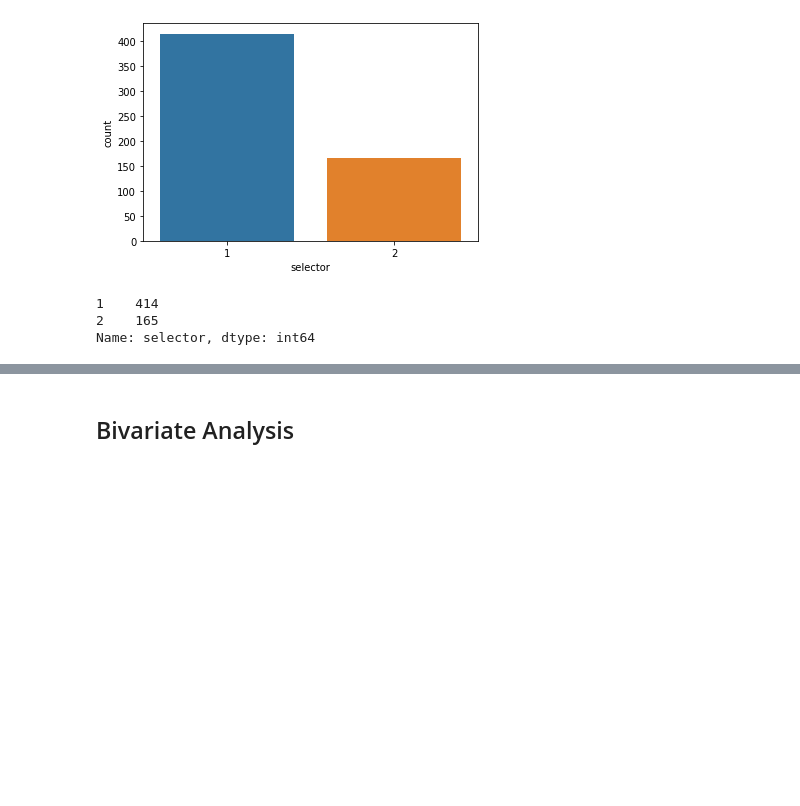
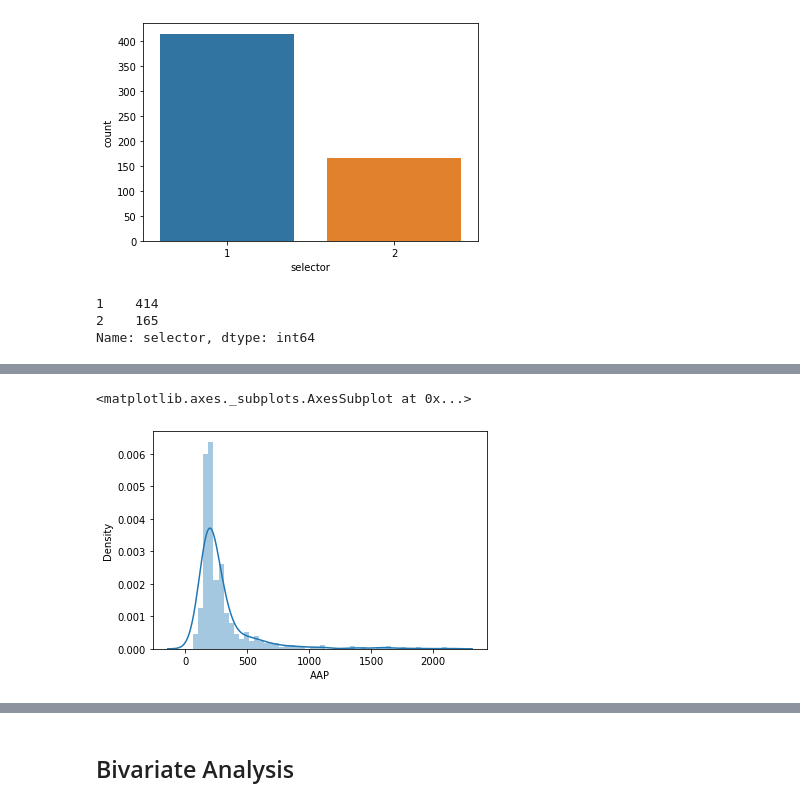
Before and after one commit to MugoChege/Liver-and-Tweets, a Jupyter notebook: Liver.ipynb, the cells around one changed output, grey strips where cells are left out. Saved outputs shown, nothing was run; the diff lists cells and outputs as text; code cells hidden in the pictures; blank space fills up the shorter version.

```diff
--- a/Liver.ipynb
+++ b/Liver.ipynb
@@ -232,0 +245,5 @@ Name: selector, dtype: int64
+# %%
+sns.distplot(toeda['AAP'])
+# %% [output]
+<matplotlib.axes._subplots.AxesSubplot at 0x...>
+[figure, added]
```
Also changed, not shown: parts of 103 cells of this notebook.
